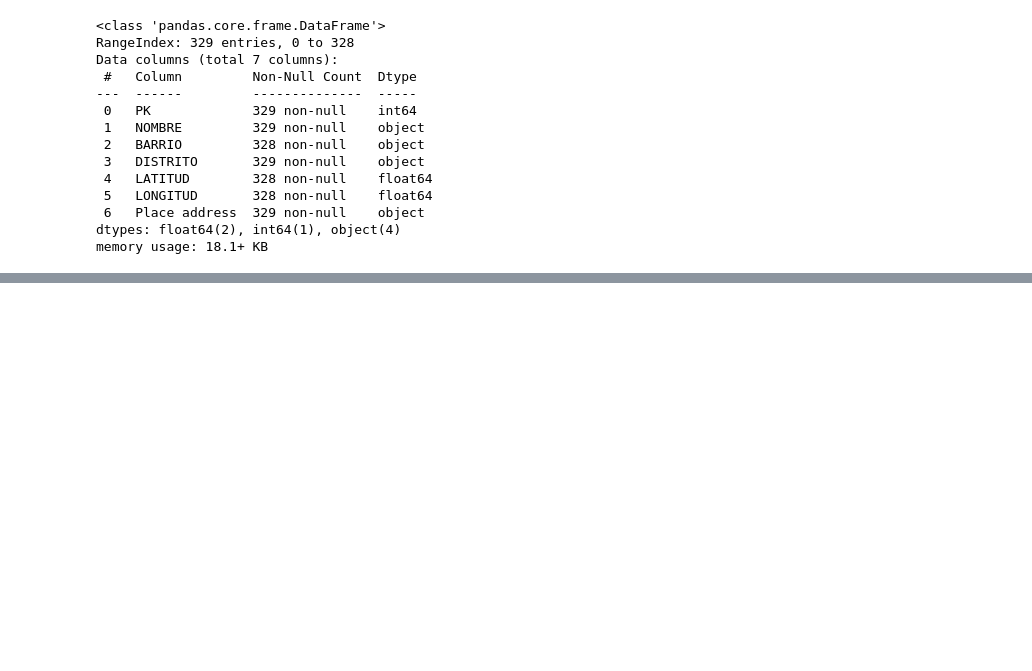
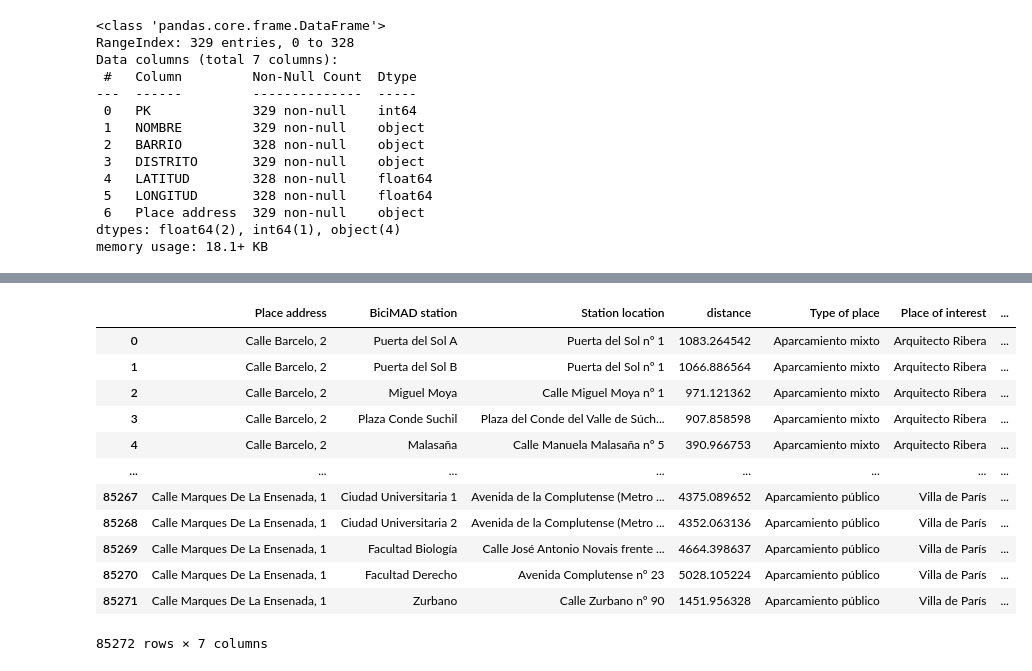
Before and after one commit to DarioDPR/ih_datamadpt1121_project_m1, a Jupyter notebook: notebooks/ProjectM1_distance.ipynb, the cells around one changed output, grey strips where cells are left out. Drawn from its saved outputs; the diff is of its cells as text; code cells hidden in the pictures; blank space fills up the shorter version.

```diff
--- a/notebooks/ProjectM1_distance.ipynb
+++ b/notebooks/ProjectM1_distance.ipynb
@@ -93,0 +109,13 @@ pk_bicimad
+# %%
+# new data frame with split value columns
+pknew = pk_bicimad["Parking"].str.split(".", n = 1, expand = True)
+
+# making separate first name column from new data frame
+pk_bicimad["Type of place"]= pknew[0]
+
+# making separate last name column from new data frame
+pk_bicimad["Place of interest"]= pknew[1]
+
+# Dropping old Name columns
+pk_bicimad.drop(columns =["Parking"], inplace = True)
+pk_bicimad.head()
@@ -93,0 +129,3 @@ pk_bicimad
+# %%
+pk_bicimad['Place address']= pk_bicimad['Place address'].str.lower()
+pk_bicimad
@@ -93,0 +146,3 @@ pk_bicimad
+# %%
+pk_bicimad['Place address']= pk_bicimad['Place address'].str.title()
+pk_bicimad
@@ -93,0 +172,3 @@ pk_bicimad
+# %%
+min_value = pk_bicimad.groupby('Place of interest').distance.min()
+min_value
@@ -93,0 +189,17 @@ pk_bicimad
+# %%
+pk_bicimad = pk_bicimad.merge(min_value, on='Place of interest',suffixes=('', '_min'))
+pk_bicimad
+# %% [output]
+|  | Place address | BiciMAD station | Station location | distance | Type of place | Place of interest | ... |
+| 0 | Calle Barcelo, 2 | Puerta del Sol A | Puerta del Sol nº 1 | 1083.264542 | Aparcamiento mixto | Arquitecto Ribera | ... |
+| 1 | Calle Barcelo, 2 | Puerta del Sol B | Puerta del Sol nº 1 | 1066.886564 | Aparcamiento mixto | Arquitecto Ribera | ... |
+| 2 | Calle Barcelo, 2 | Miguel Moya | Calle Miguel Moya nº 1 | 971.121362 | Aparcamiento mixto | Arquitecto Ribera | ... |
+| 3 | Calle Barcelo, 2 | Plaza Conde Suchil | Plaza del Conde del Valle de Súch... | 907.858598 | Aparcamiento mixto | Arquitecto Ribera | ... |
+| 4 | Calle Barcelo, 2 | Malasaña | Calle Manuela Malasaña nº 5 | 390.966753 | Aparcamiento mixto | Arquitecto Ribera | ... |
+| ... | ... | ... | ... | ... | ... | ... | ... |
+| 85267 | Calle Marques De La Ensenada, 1 | Ciudad Universitaria 1 | Avenida de la Complutense (Metro ... | 4375.089652 | Aparcamiento público | Villa de París | ... |
+| 85268 | Calle Marques De La Ensenada, 1 | Ciudad Universitaria 2 | Avenida de la Complutense (Metro ... | 4352.063136 | Aparcamiento público | Villa de París | ... |
+| 85269 | Calle Marques De La Ensenada, 1 | Facultad Biología | Calle José Antonio Novais frente ... | 4664.398637 | Aparcamiento público | Villa de París | ... |
+| 85270 | Calle Marques De La Ensenada, 1 | Facultad Derecho | Avenida Complutense nº 23 | 5028.105224 | Aparcamiento público | Villa de París | ... |
+| 85271 | Calle Marques De La Ensenada, 1 | Zurbano | Calle Zurbano nº 90 | 1451.956328 | Aparcamiento público | Villa de París | ... |
+85272 rows × 7 columns
```
Also changed, not shown: parts of 24 cells of this notebook.
